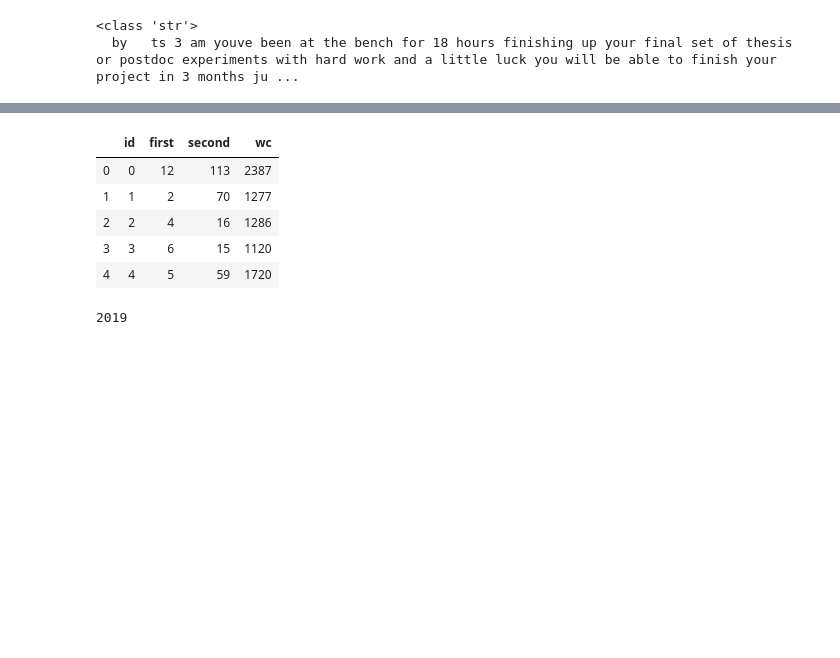
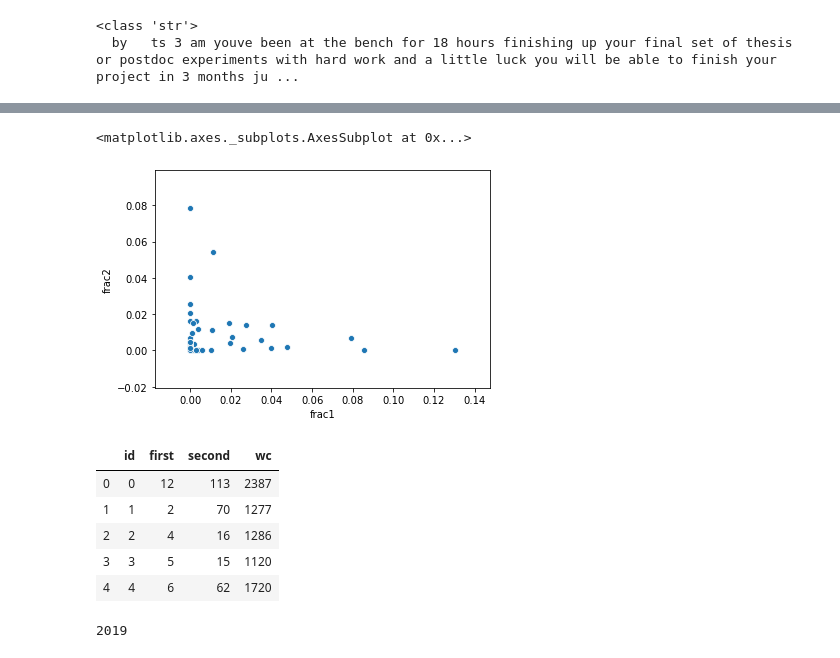
Before and after one commit to crboothb/sciencemag-careers-analysis, a Jupyter notebook: scripts/classifier.ipynb, the cells around one changed output, grey strips where cells are left out. Drawn from its saved outputs; the diff is of its cells as text; code cells hidden in the pictures; blank space fills up the shorter version.

```diff
--- a/scripts/classifier.ipynb
+++ b/scripts/classifier.ipynb
@@ -154,9 +268,20 @@ sns.scatterplot(x="frac1", y="frac2", data=counts_df)
+# %%
+counts_df["frac1"] = counts_df["first"]/counts_df["wc"]
+counts_df["frac2"] = counts_df["second"]/counts_df["wc"]
+
+# sns.distplot(counts_df["frac1"], color="blue")
+# sns.distplot(counts_df["frac2"], color="red")
+
+sns.scatterplot(x="frac1", y="frac2", data=counts_df)
+# %% [output]
+<matplotlib.axes._subplots.AxesSubplot at 0x...>
+[figure, added]
 # %%
 # setting up above script into a function
 
 def pronouns(f_dict, sample="none"):
-    first_pronouns = [" i "," im ", " ive ", " id "," my ", " me "]
-    second_pronouns = [" you "," youre ", " youve "," youd "," your "]
+    first_pronouns = [" i "," im ", " ive ", " id "," my ", " me ", " myself "]
+    second_pronouns = [" you "," youre ", " youve "," youd "," your "," yourself "]
     third_pronouns = []
 
     if sample == "none":
@@ -190,8 +315,8 @@ counts_df.head()
 | 0 | 0 | 12 | 113 | 2387 |
 | 1 | 1 | 2 | 70 | 1277 |
 | 2 | 2 | 4 | 16 | 1286 |
-| 3 | 3 | 6 | 15 | 1120 |
-| 4 | 4 | 5 | 59 | 1720 |
+| 3 | 3 | 5 | 15 | 1120 |
+| 4 | 4 | 6 | 62 | 1720 |
 # %%
 # setting up above script into a function
 
```
Also changed, not shown: parts of 15 cells of this notebook, 2 other files.
